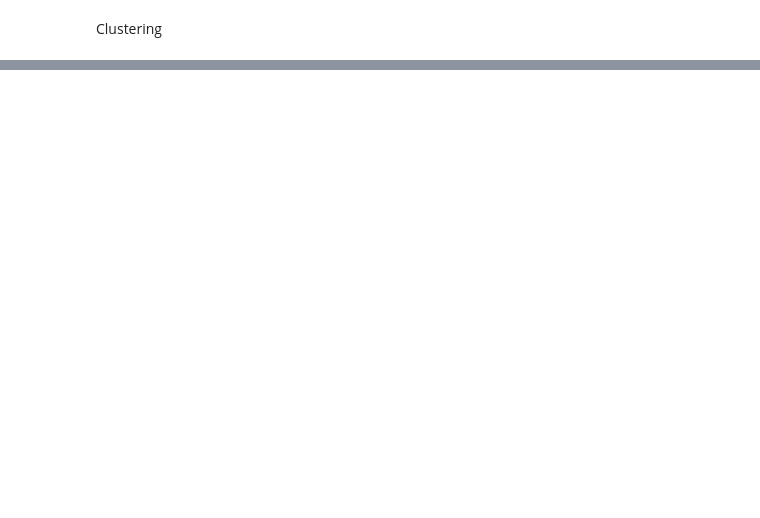
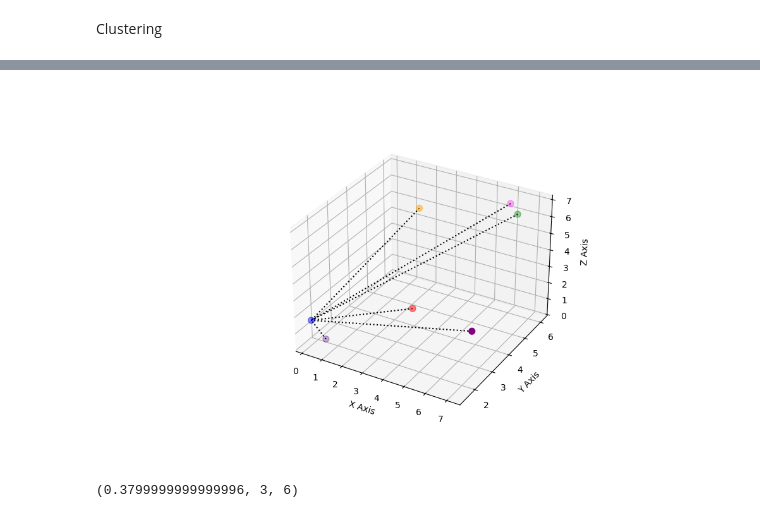
Before and after one commit to Chanidu-Edirisinghe/MachineLearning, a Jupyter notebook: Clustering.ipynb, the cells around one changed output, grey strips where cells are left out. Cells and saved outputs as stored; diff of their text form; code cells hidden in the pictures; blank space fills up the shorter version.

```diff
--- a/Clustering.ipynb
+++ b/Clustering.ipynb
@@ -181,0 +260,59 @@ plt.show()
+# %%
+# calculate distances between the clusters
+
+distance_matrix = [[] for _ in range(len(x))]
+
+for i in range(len(x)):
+    for j in range(len(x)):
+        xd = (x[i] - x[j])**2
+        yd = (y[i] - y[j])**2
+        zd = (z[i] - z[j])**2
+        distance_matrix[i].append(xd + yd + zd)
+
+# Colors: Cluster 1 = Blue, Cluster 2 = Red
+colors = [fixed_colors[i] for i in range(len(x))]
+
+# Create 3D plot
+fig = plt.figure(figsize=(10,6))
+ax = fig.add_subplot(111, projection='3d')
+
+# Scatter plot with larger points and custom colors
+ax.scatter(x, y, z, c=colors, s=50)  # 's' sets the size of points
+
+"""The below code snippet displays the distances from one point to all other points, this code only
+works for the first data point."""
+for i in range(1):
+    for j in range(i+1, len(x)):
+        ax.plot([x[j], x[i]], [y[j], y[i]], [z[j], z[i]], linestyle=':', color='black')
+
+"""This code snippet displays lines between all points but as the diagram gets overcrowded, lines are displayed only for one point."""
+# # To plot dotted lines between points to visualize distance calculation
+# for i in range(len(x)):
+#     for j in range(i+1, len(x)):
+#         ax.plot([x[j], x[i]], [y[j], y[i]], [z[j], z[i]], linestyle=':', color='black')
+
+
+# Labels
+ax.set_xlabel('X Axis')
+ax.set_ylabel('Y Axis')
+ax.set_zlabel('Z Axis')
+
+plt.show()
+# %% [output]
+[figure, added]
+# %%
+def get_min_with_index(row):
+    non_zero_values = [(value, idx) for idx, value in enumerate(row) if value != 0]
+    return min(non_zero_values, default=(None, None), key=lambda x: x[0])
+
+# Get the min non-zero value and its index for each row
+min_values_with_indices = [get_min_with_index(row) for row in distance_matrix]
+
+# Filter out tuples where the value is None
+valid_values = [(value, row_index, col_index) for row_index, (value, col_index) in enumerate(min_values_with_indices) if value is not None]
+
+# Find the tuple with the minimum value
+min_tuple = min(valid_values, default=None, key=lambda x: x[0])
+min_tuple
+# %% [output]
+(0.3799999999999996, 3, 6)
```
Also changed, not shown: parts of 28 cells of this notebook.
